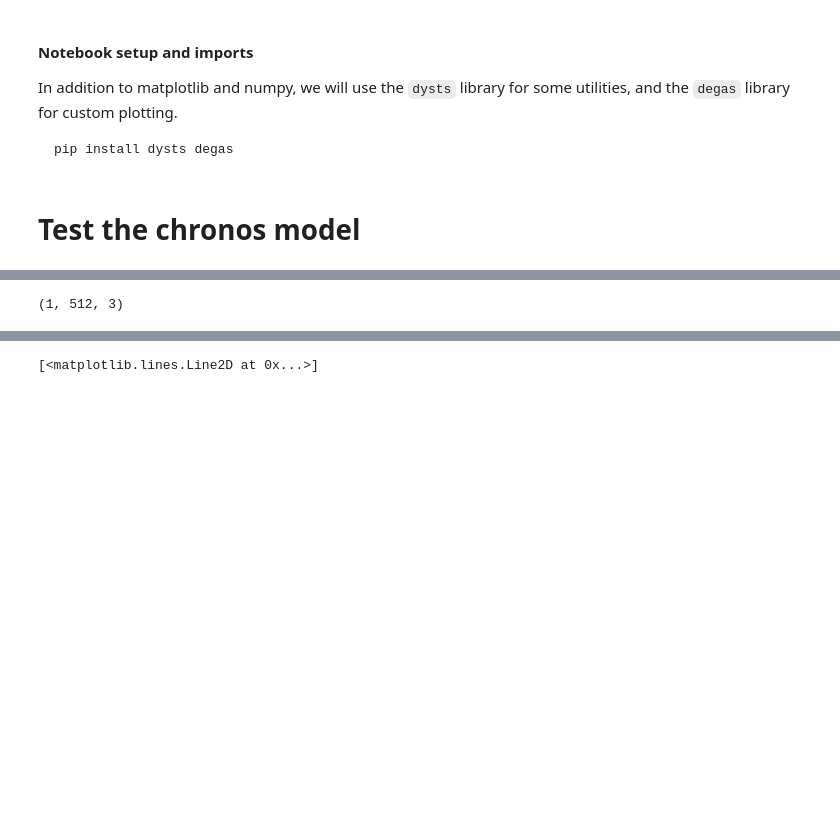
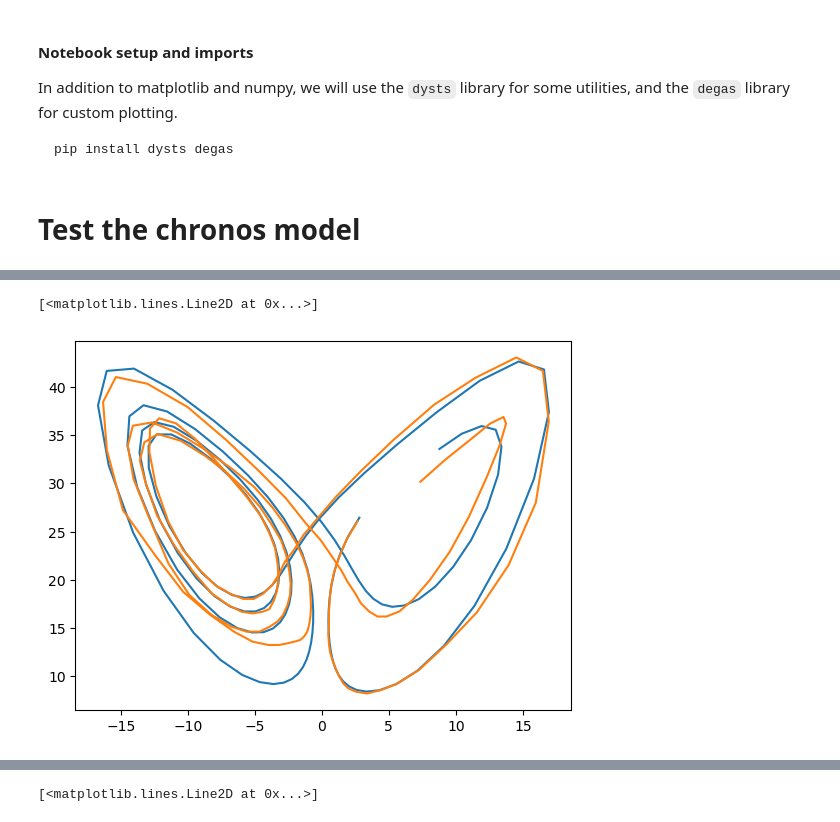
Before and after one commit to williamgilpin/dysts_data, a Jupyter notebook: benchmark_results/zero_shot_plotting.ipynb, the cells around one changed output, grey strips where cells are left out. Drawn from its saved outputs; the diff is of its cells as text; code cells hidden in the pictures; blank space fills up the shorter version.

```diff
--- a/benchmark_results/zero_shot_plotting.ipynb
+++ b/benchmark_results/zero_shot_plotting.ipynb
@@ -85,4 +84,7 @@ has gpu:  False
-# %%
-traj_test_context.shape
-# %% [output]
-(1, 512, 3)
+# %%
+plt.plot(traj_test_forecast.squeeze()[:160, 0], traj_test_forecast.squeeze()[:160, 2], label="True")
+# plt.plot(np.mean(forecast_multivariate, axis=1)[0][:160], np.mean(forecast_multivariate, axis=1)[2][:160], label="Forecast")
+plt.plot(forecast_multivariate[0][:160], forecast_multivariate[2][:160], label="Forecast")
+# %% [output]
+[<matplotlib.lines.Line2D at 0x...>]
+[figure, added]
```
Also changed, not shown: parts of 4 cells of this notebook, 2 other files.
